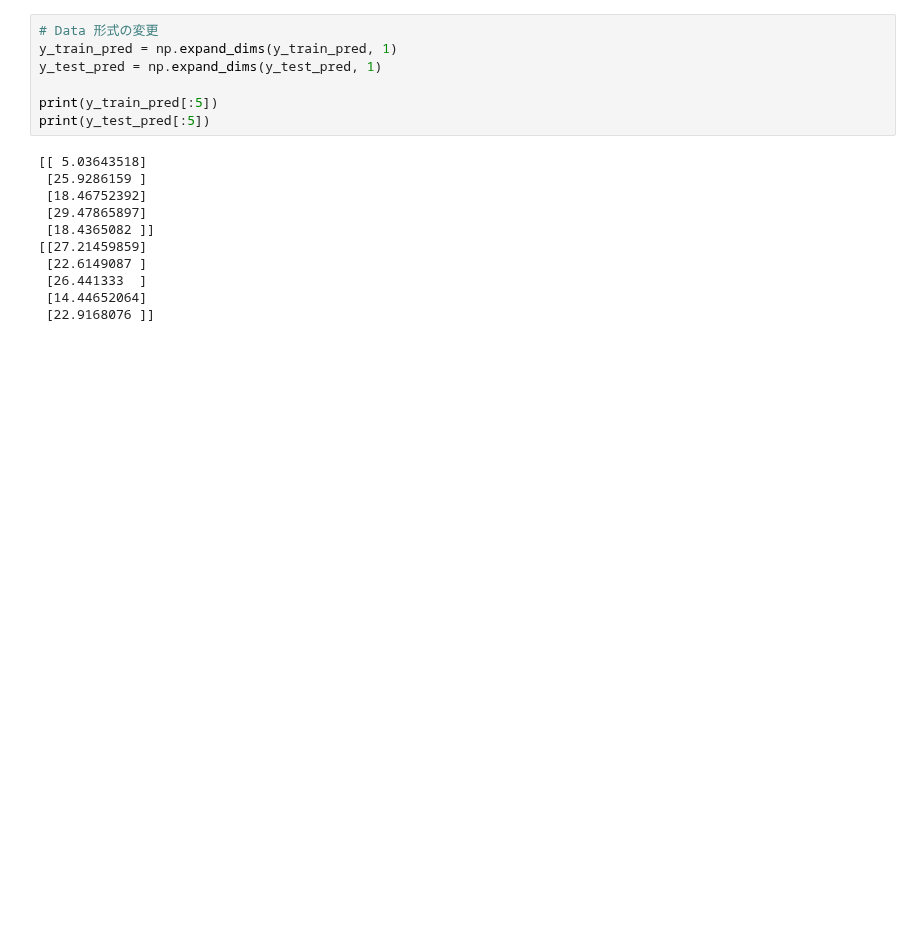
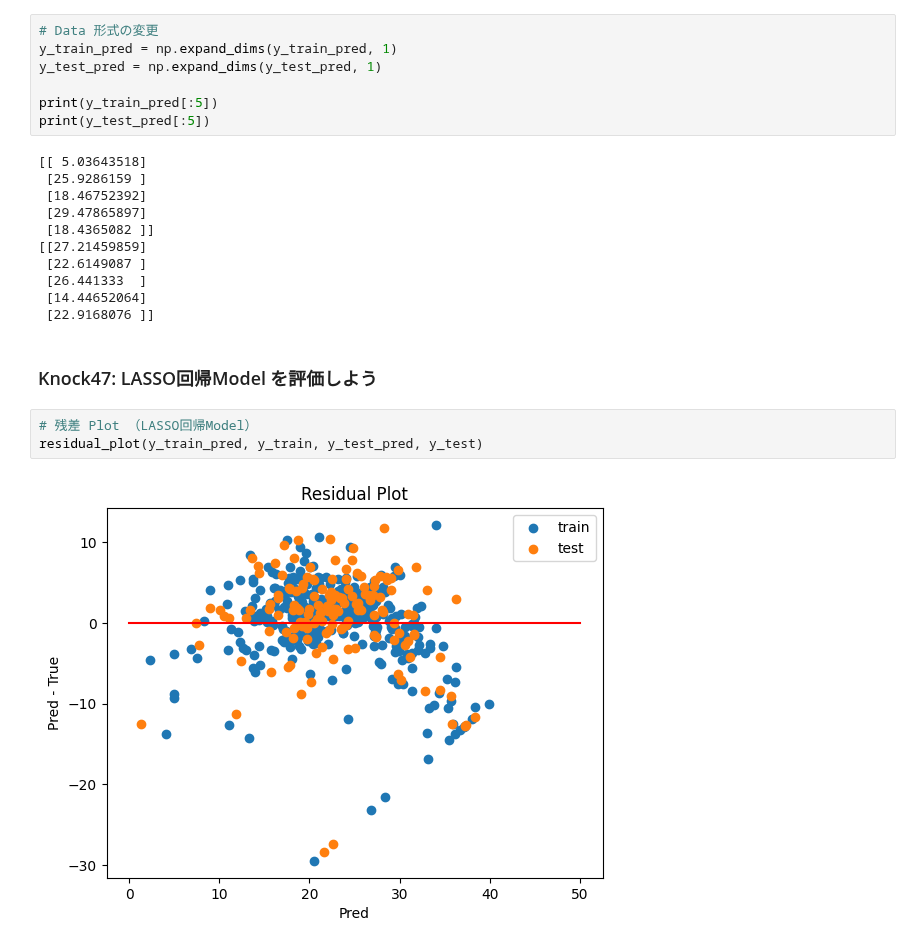
Before and after one commit to 1024xx4/ai_model_building_100, a Jupyter notebook: section05/section05.ipynb, the cells around one changed output. Saved outputs shown, nothing was run; the diff lists cells and outputs as text; blank space fills up the shorter version.

Commit message:
Eval: LASSO回帰Model を評価する#9

```diff
--- a/section05/section05.ipynb
+++ b/section05/section05.ipynb
@@ -270,3 +270,10 @@ print(y_test_pred[:5])
  [26.441333  ]
  [14.44652064]
  [22.9168076 ]]
+# %% [markdown]
+### Knock47: LASSO回帰Model を評価しよう
+# %%
+# 残差 Plot （LASSO回帰Model）
+residual_plot(y_train_pred, y_train, y_test_pred, y_test)
+# %% [output]
+[figure, added]
```
Also changed, not shown: parts of 2 cells of this notebook.
